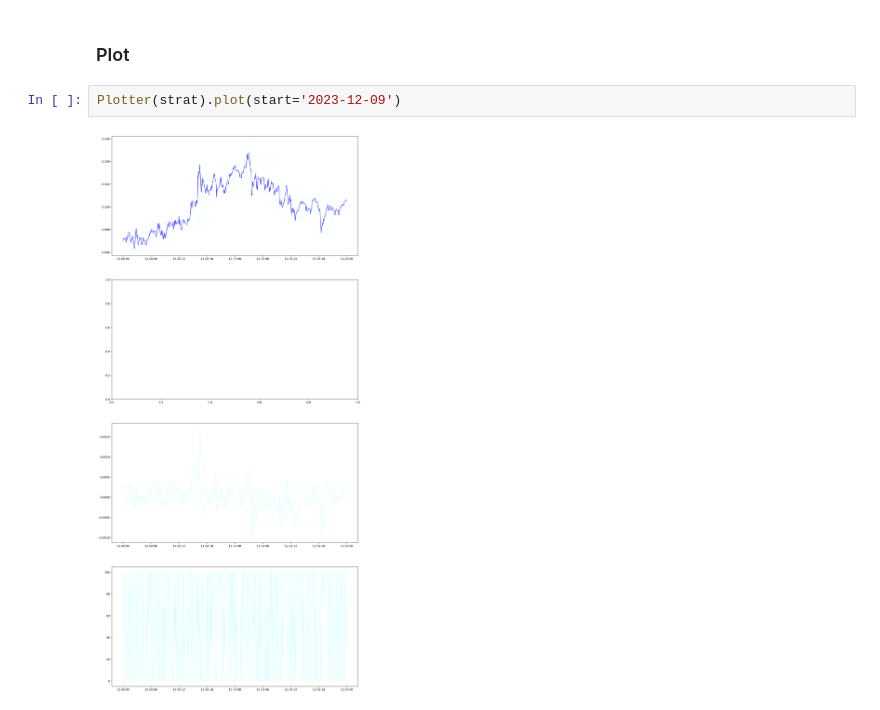
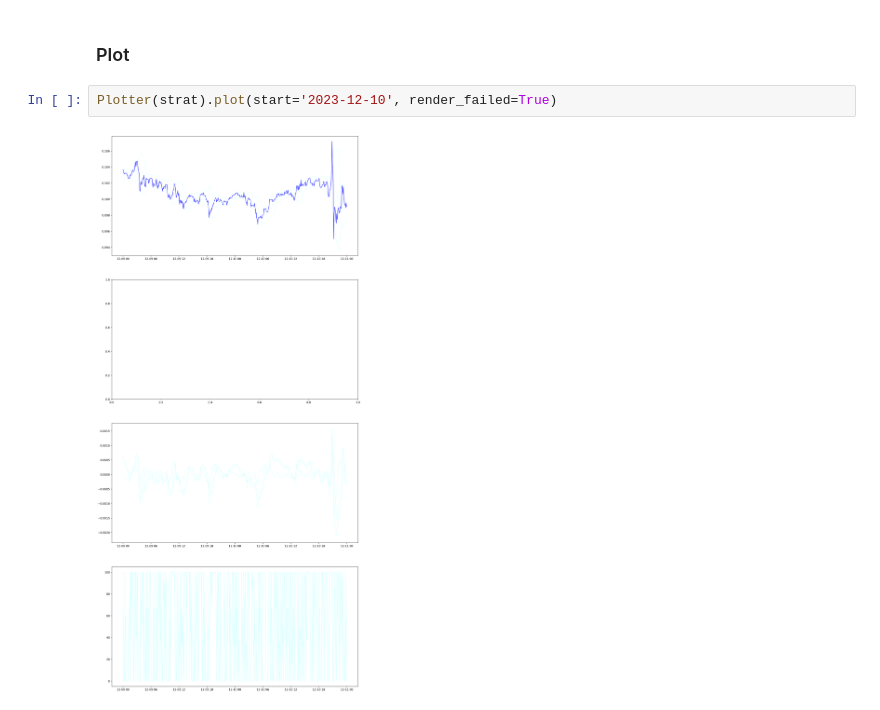
Before and after one commit to PoorRican/tradr, a Jupyter notebook: simulations/TPA_sim.ipynb, the cells around one changed output. Drawn from its saved outputs; the diff is of its cells as text.

Commit message:
Rearrange plots

```diff
--- a/simulations/TPA_sim.ipynb
+++ b/simulations/TPA_sim.ipynb
@@ -78,6 +78,6 @@ Finished processing data
 # %% [markdown]
 ### Plot
 # %%
-Plotter(strat).plot(start='2023-12-09')
+Plotter(strat).plot(start='2023-12-10', render_failed=True)
 # %% [output]
-[figure, old version]
+[figure, new version]
```
Also changed, not shown: 1 other file.
